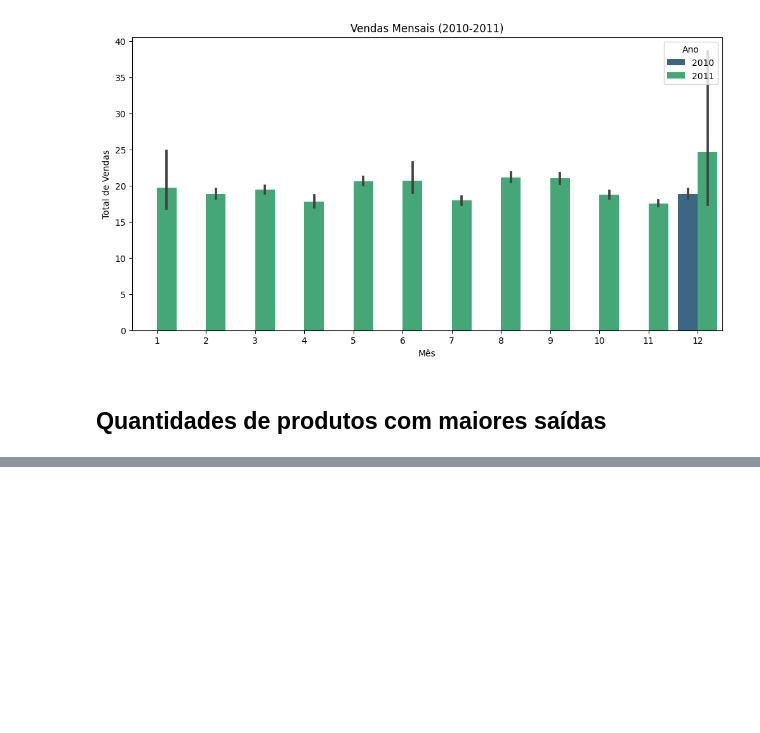
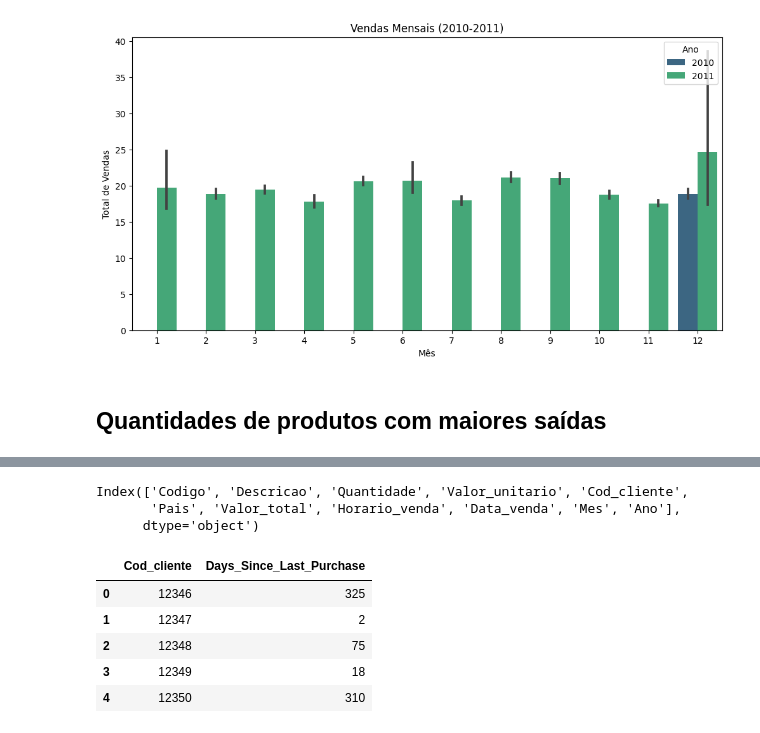
Before and after one commit to alyssonmontovanelli/segmentacao_Clientes_Ecomerce, a Jupyter notebook: EDA/02_EDA_Eng_Atributos_2.ipynb, the cells around one changed output, grey strips where cells are left out. Drawn from its saved outputs; the diff is of its cells as text; code cells hidden in the pictures; blank space fills up the shorter version.

```diff
--- a/EDA/02_EDA_Eng_Atributos_2.ipynb
+++ b/EDA/02_EDA_Eng_Atributos_2.ipynb
@@ -231,0 +150,30 @@ melhores_compradores.head(20)
+# %%
+dados.columns
+# %% [output]
+Index(['Codigo', 'Descricao', 'Quantidade', 'Valor_unitario', 'Cod_cliente',
+       'Pais', 'Valor_total', 'Horario_venda', 'Data_venda', 'Mes', 'Ano'],
+      dtype='object')
+# %%
+dados_clientes = dados.groupby('Cod_cliente')['Data_venda'].max().reset_index()
+
+# Data da# Find the most recent date in the entire dataset
+most_recent_date = dados['Data_venda'].max()
+
+# Convert InvoiceDay to datetime type before subtraction
+dados_clientes['Data_venda'] = pd.to_datetime(dados_clientes['Data_venda'])
+most_recent_date = pd.to_datetime(most_recent_date)
+
+# Calculate the number of days since the last purchase for each customer
+dados_clientes['Days_Since_Last_Purchase'] = (most_recent_date - dados_clientes['Data_venda']).dt.days
+
+# Remove the InvoiceDay column
+dados_clientes.drop(columns=['Data_venda'], inplace=True)
+
+dados_clientes.head()
+# %% [output]
+|  | Cod_cliente | Days_Since_Last_Purchase |
+| 0 | 12346 | 325 |
+| 1 | 12347 | 2 |
+| 2 | 12348 | 75 |
+| 3 | 12349 | 18 |
+| 4 | 12350 | 310 |
```
Also changed, not shown: parts of 18 cells of this notebook.
